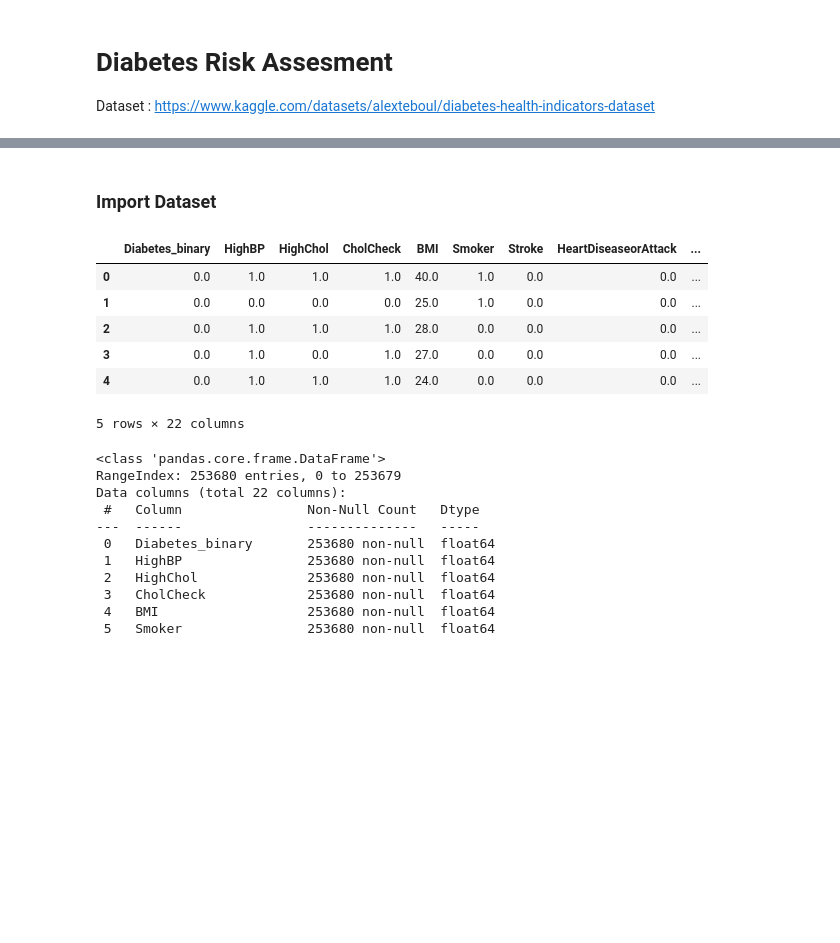
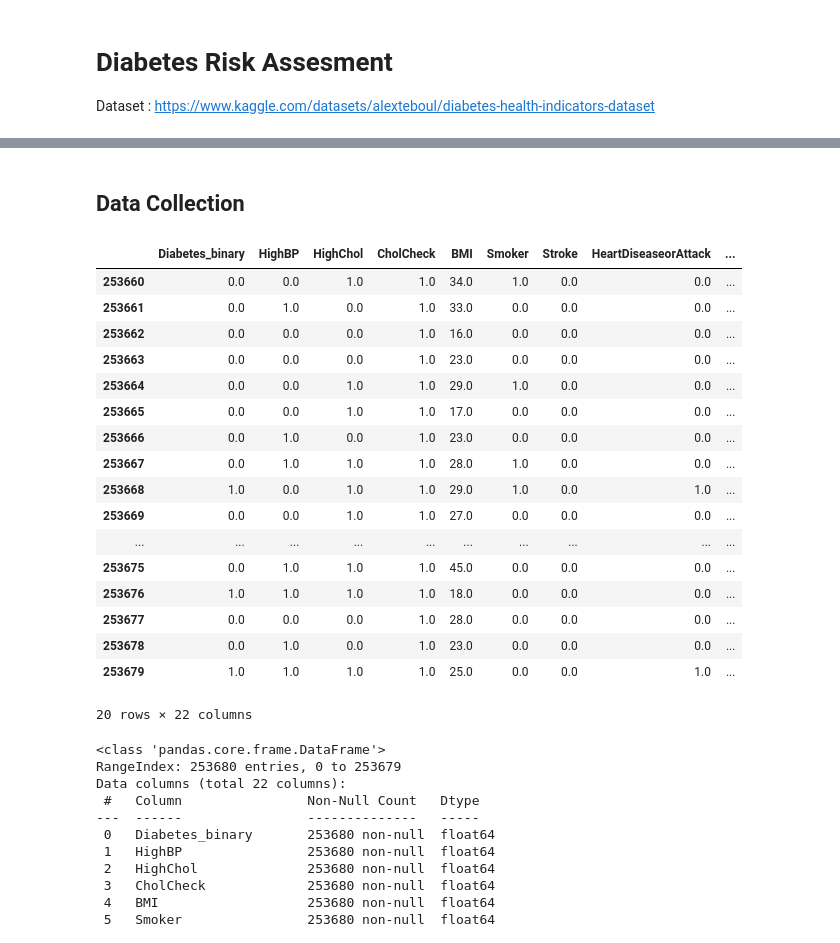
Before and after one commit to dzakimaulana/Diabetes-Risk-Assessment, a Jupyter notebook: DRA.ipynb, the cells around one changed output, grey strips where cells are left out. Drawn from its saved outputs; the diff is of its cells as text; code cells hidden in the pictures; blank space fills up the shorter version.

```diff
--- a/DRA.ipynb
+++ b/DRA.ipynb
@@ -9,0 +79,2 @@ Dataset : https://www.kaggle.com/datasets/alexteboul/diabetes-health-indicators-
+# %% [markdown]
+## Data Collection
@@ -11,18 +86,27 @@ Dataset : https://www.kaggle.com/datasets/alexteboul/diabetes-health-indicators-
 from google.colab import files
 # uploaded = files.upload()
-# %% [markdown]
-### Import Dataset
 # %%
 data = pd.read_csv('diabetes_binary_health_indicators_BRFSS2015.csv')
-data.head()
+data.tail(20)
 # %% [output]
 |  | Diabetes_binary | HighBP | HighChol | CholCheck | BMI | Smoker | Stroke | HeartDiseaseorAttack | ... |
-| 0 | 0.0 | 1.0 | 1.0 | 1.0 | 40.0 | 1.0 | 0.0 | 0.0 | ... |
-| 1 | 0.0 | 0.0 | 0.0 | 0.0 | 25.0 | 1.0 | 0.0 | 0.0 | ... |
-| 2 | 0.0 | 1.0 | 1.0 | 1.0 | 28.0 | 0.0 | 0.0 | 0.0 | ... |
-| 3 | 0.0 | 1.0 | 0.0 | 1.0 | 27.0 | 0.0 | 0.0 | 0.0 | ... |
-| 4 | 0.0 | 1.0 | 1.0 | 1.0 | 24.0 | 0.0 | 0.0 | 0.0 | ... |
+| 253660 | 0.0 | 0.0 | 1.0 | 1.0 | 34.0 | 1.0 | 0.0 | 0.0 | ... |
+| 253661 | 0.0 | 1.0 | 0.0 | 1.0 | 33.0 | 0.0 | 0.0 | 0.0 | ... |
+| 253662 | 0.0 | 0.0 | 0.0 | 1.0 | 16.0 | 0.0 | 0.0 | 0.0 | ... |
+| 253663 | 0.0 | 0.0 | 0.0 | 1.0 | 23.0 | 0.0 | 0.0 | 0.0 | ... |
+| 253664 | 0.0 | 0.0 | 1.0 | 1.0 | 29.0 | 1.0 | 0.0 | 0.0 | ... |
+| 253665 | 0.0 | 0.0 | 1.0 | 1.0 | 17.0 | 0.0 | 0.0 | 0.0 | ... |
+| 253666 | 0.0 | 1.0 | 0.0 | 1.0 | 23.0 | 0.0 | 0.0 | 0.0 | ... |
+| 253667 | 0.0 | 1.0 | 1.0 | 1.0 | 28.0 | 1.0 | 0.0 | 0.0 | ... |
+| 253668 | 1.0 | 0.0 | 1.0 | 1.0 | 29.0 | 1.0 | 0.0 | 1.0 | ... |
+| 253669 | 0.0 | 0.0 | 1.0 | 1.0 | 27.0 | 0.0 | 0.0 | 0.0 | ... |
+| ... | ... | ... | ... | ... | ... | ... | ... | ... | ... |
+| 253675 | 0.0 | 1.0 | 1.0 | 1.0 | 45.0 | 0.0 | 0.0 | 0.0 | ... |
+| 253676 | 1.0 | 1.0 | 1.0 | 1.0 | 18.0 | 0.0 | 0.0 | 0.0 | ... |
+| 253677 | 0.0 | 0.0 | 0.0 | 1.0 | 28.0 | 0.0 | 0.0 | 0.0 | ... |
+| 253678 | 0.0 | 1.0 | 0.0 | 1.0 | 23.0 | 0.0 | 0.0 | 0.0 | ... |
+| 253679 | 1.0 | 1.0 | 1.0 | 1.0 | 25.0 | 0.0 | 0.0 | 1.0 | ... |
-5 rows × 22 columns
+20 rows × 22 columns
 # %%
 data.info()
 # %% [output]
```
Also changed, not shown: parts of 22 cells of this notebook.
